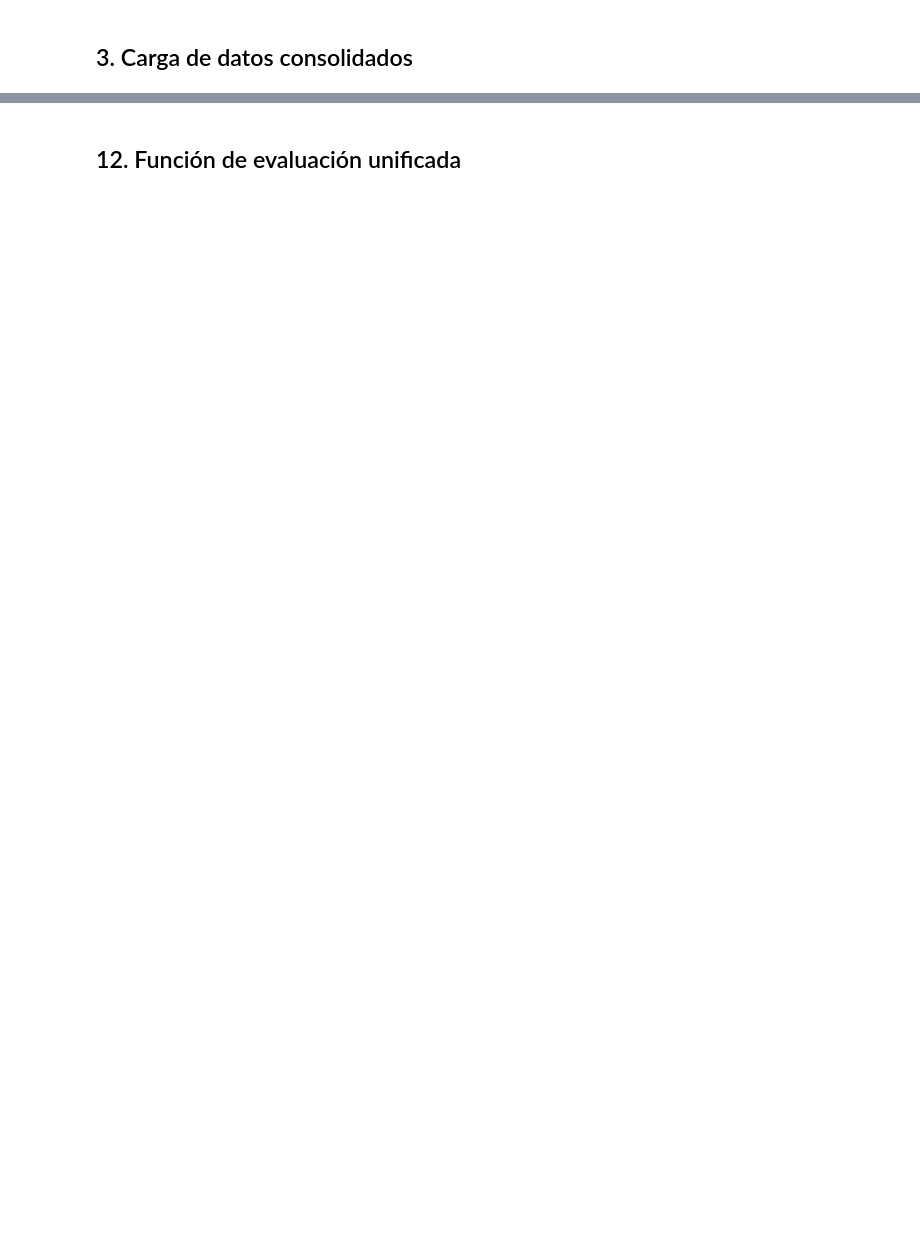
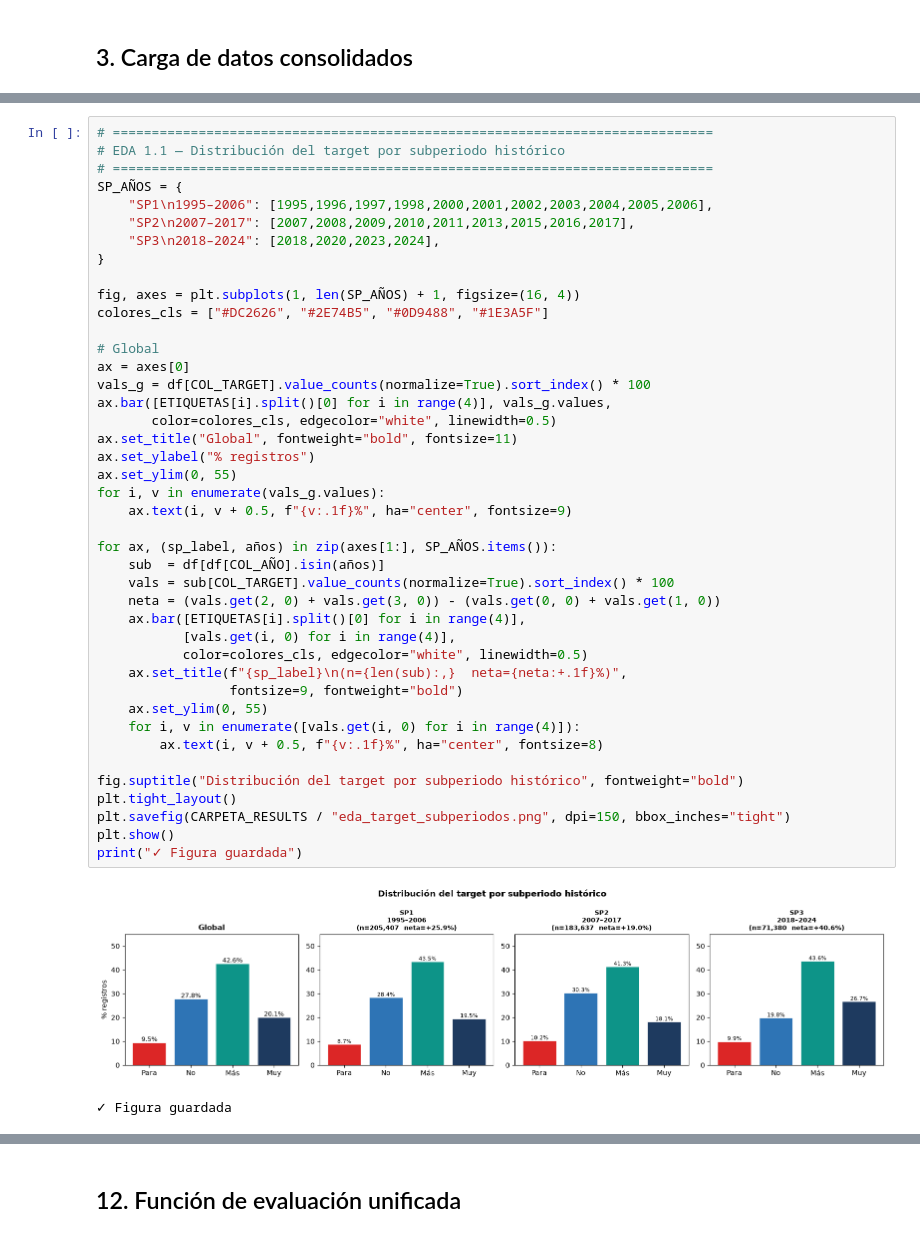
Before and after one commit to PatricioPorrasM/DemocraticSatisfactionLatam, a Jupyter notebook: notebooks/02_preprocesamiento_entrenamiento.ipynb, the cells around one changed output, grey strips where cells are left out. Cells and saved outputs as stored; diff of their text form; blank space fills up the shorter version.

```diff
--- a/notebooks/02_preprocesamiento_entrenamiento.ipynb
+++ b/notebooks/02_preprocesamiento_entrenamiento.ipynb
@@ -965,0 +607,45 @@ print("✓ Funciones de imputación y normalización definidas.")
+# %%
+# =============================================================================
+# EDA 1.1 — Distribución del target por subperiodo histórico
+# =============================================================================
+SP_AÑOS = {
+    "SP1\n1995–2006": [1995,1996,1997,1998,2000,2001,2002,2003,2004,2005,2006],
+    "SP2\n2007–2017": [2007,2008,2009,2010,2011,2013,2015,2016,2017],
+    "SP3\n2018–2024": [2018,2020,2023,2024],
+}
+
+fig, axes = plt.subplots(1, len(SP_AÑOS) + 1, figsize=(16, 4))
+colores_cls = ["#DC2626", "#2E74B5", "#0D9488", "#1E3A5F"]
+
+# Global
+ax = axes[0]
+vals_g = df[COL_TARGET].value_counts(normalize=True).sort_index() * 100
+ax.bar([ETIQUETAS[i].split()[0] for i in range(4)], vals_g.values,
+       color=colores_cls, edgecolor="white", linewidth=0.5)
+ax.set_title("Global", fontweight="bold", fontsize=11)
+ax.set_ylabel("% registros")
+ax.set_ylim(0, 55)
+for i, v in enumerate(vals_g.values):
+    ax.text(i, v + 0.5, f"{v:.1f}%", ha="center", fontsize=9)
+
+for ax, (sp_label, años) in zip(axes[1:], SP_AÑOS.items()):
+    sub  = df[df[COL_AÑO].isin(años)]
+    vals = sub[COL_TARGET].value_counts(normalize=True).sort_index() * 100
+    neta = (vals.get(2, 0) + vals.get(3, 0)) - (vals.get(0, 0) + vals.get(1, 0))
+    ax.bar([ETIQUETAS[i].split()[0] for i in range(4)],
+           [vals.get(i, 0) for i in range(4)],
+           color=colores_cls, edgecolor="white", linewidth=0.5)
+    ax.set_title(f"{sp_label}\n(n={len(sub):,}  neta={neta:+.1f}%)",
+                 fontsize=9, fontweight="bold")
+    ax.set_ylim(0, 55)
+    for i, v in enumerate([vals.get(i, 0) for i in range(4)]):
+        ax.text(i, v + 0.5, f"{v:.1f}%", ha="center", fontsize=8)
+
+fig.suptitle("Distribución del target por subperiodo histórico", fontweight="bold")
+plt.tight_layout()
+plt.savefig(CARPETA_RESULTS / "eda_target_subperiodos.png", dpi=150, bbox_inches="tight")
+plt.show()
+print("✓ Figura guardada")
+# %% [output]
+[figure, added]
+✓ Figura guardada
```
Also changed, not shown: parts of 75 cells of this notebook, 2 other files.
